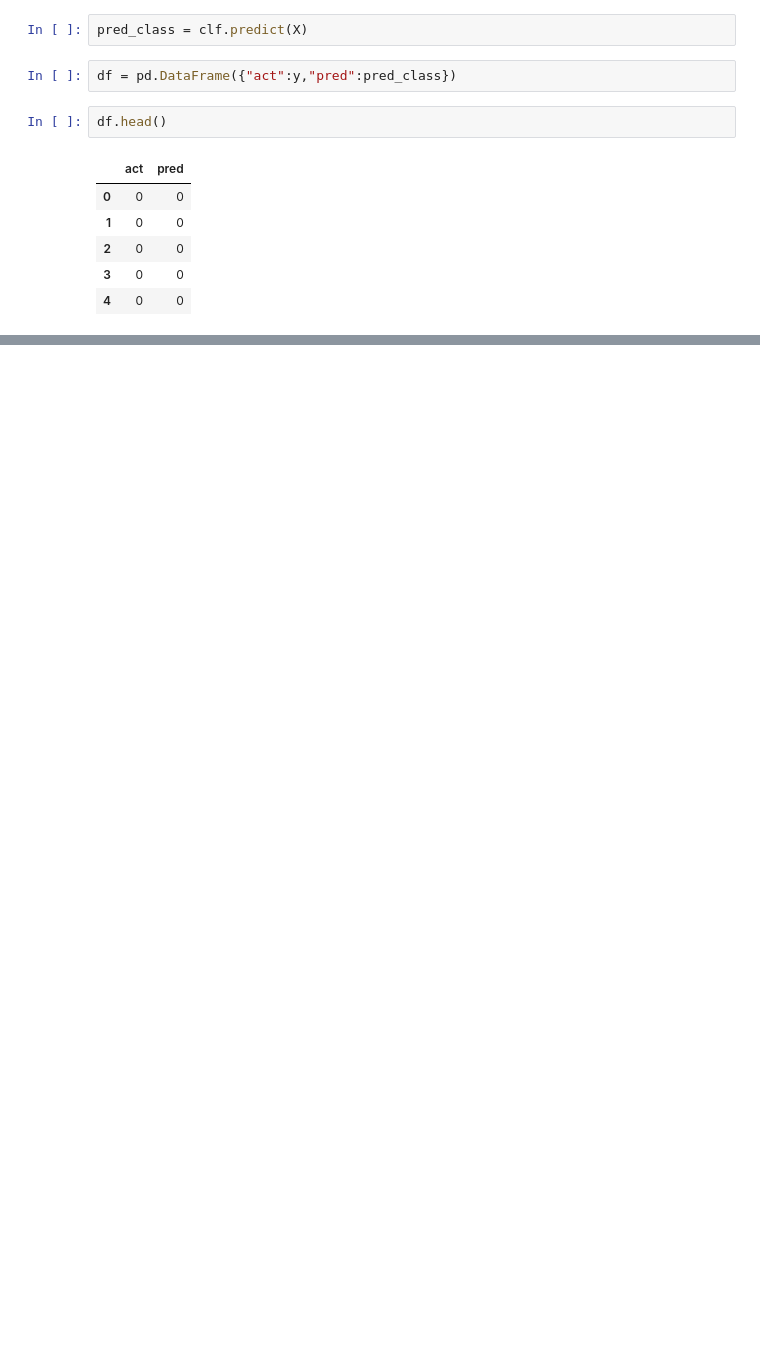
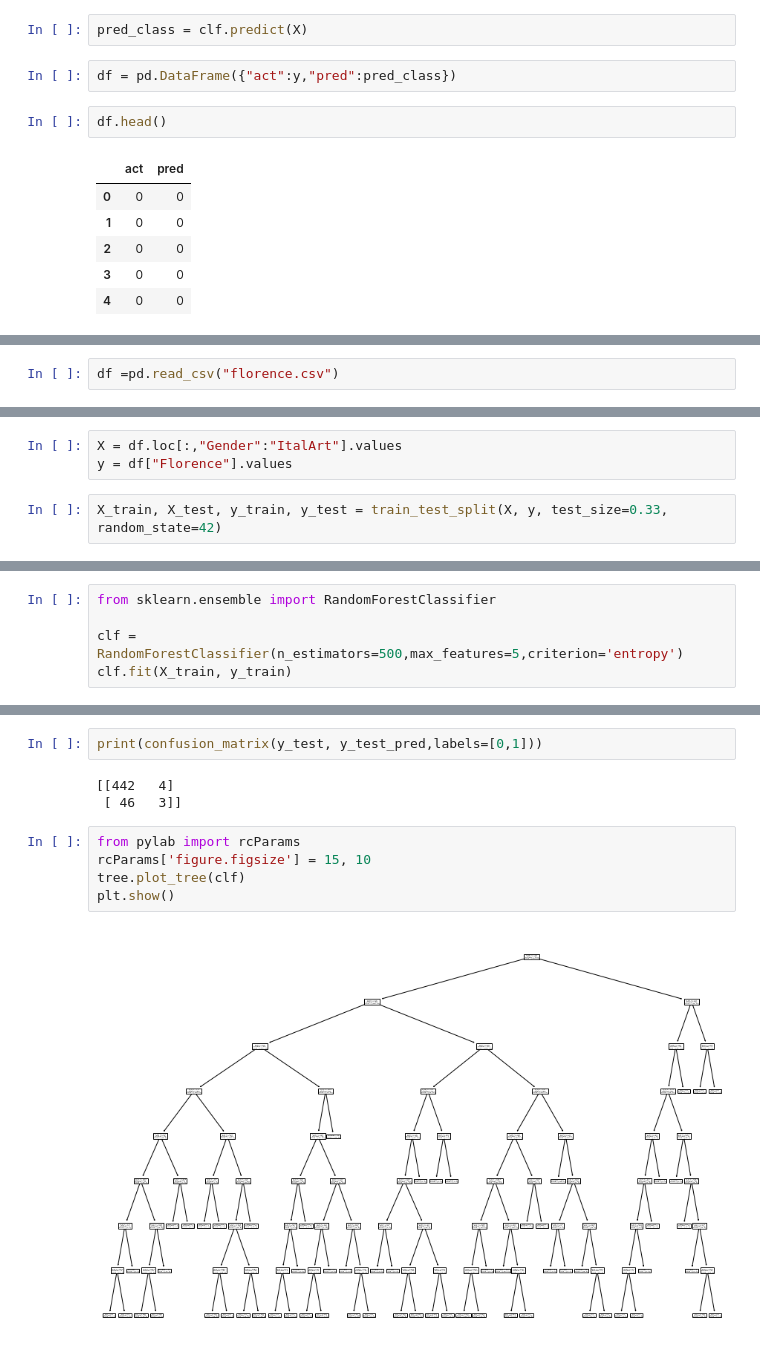
Before and after one commit to josearun85/adv-analytics, a Jupyter notebook: machine learning/python/decision_tree.ipynb, the cells around one changed output, grey strips where cells are left out. Drawn from its saved outputs; the diff is of its cells as text; blank space fills up the shorter version.

```diff
--- a/machine learning/python/decision_tree.ipynb
+++ b/machine learning/python/decision_tree.ipynb
@@ -40,0 +100,2 @@ df.head()
+# %%
+df =pd.read_csv("florence.csv")
@@ -40,0 +109,5 @@ df.head()
+# %%
+X = df.loc[:,"Gender":"ItalArt"].values
+y = df["Florence"].values
+# %%
+X_train, X_test, y_train, y_test = train_test_split(X, y, test_size=0.33, random_state=42)
@@ -40,0 +130,5 @@ df.head()
+# %%
+from sklearn.ensemble import RandomForestClassifier
+
+clf = RandomForestClassifier(n_estimators=500,max_features=5,criterion='entropy')
+clf.fit(X_train, y_train)
@@ -40,0 +157,12 @@ df.head()
+# %%
+print(confusion_matrix(y_test, y_test_pred,labels=[0,1]))
+# %% [output]
+[[442   4]
+ [ 46   3]]
+# %%
+from pylab import rcParams
+rcParams['figure.figsize'] = 15, 10
+tree.plot_tree(clf)
+plt.show()
+# %% [output]
+[figure, added]
```
Also changed, not shown: parts of 18 cells of this notebook.
